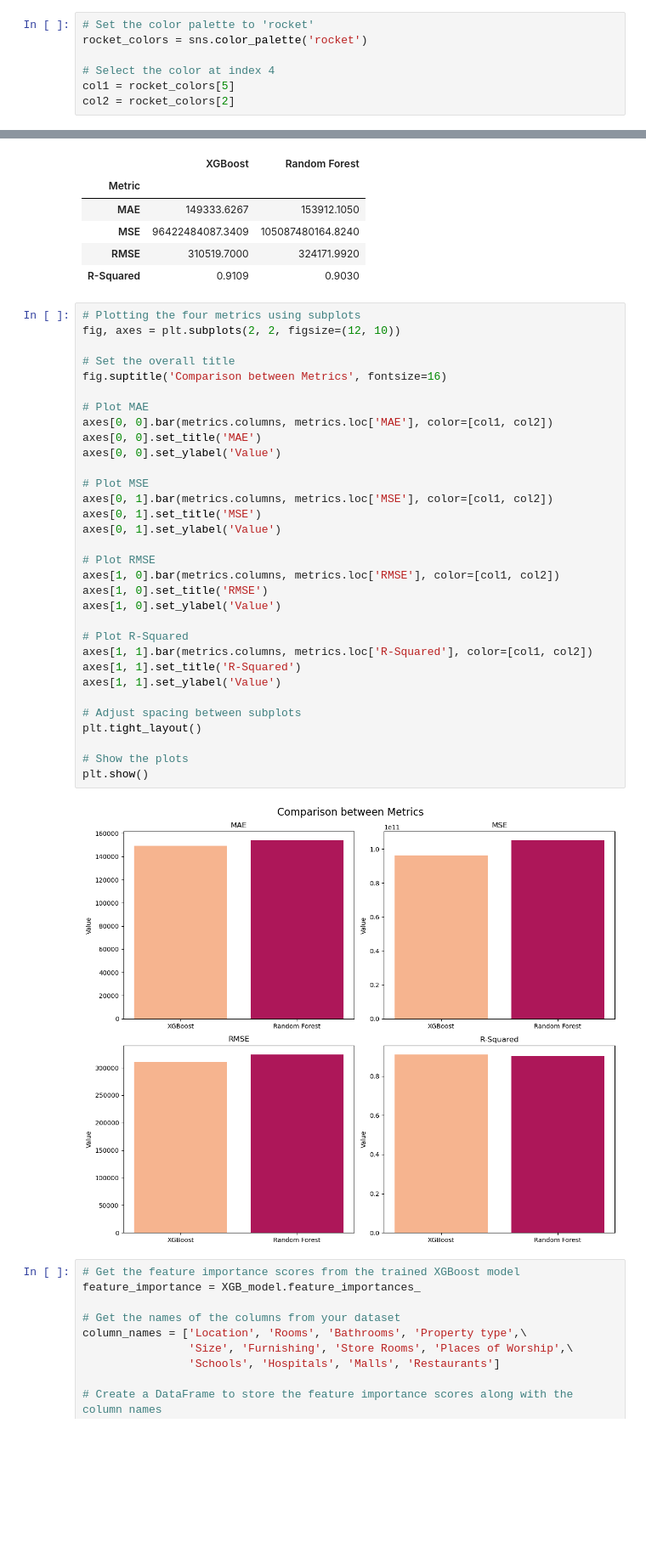
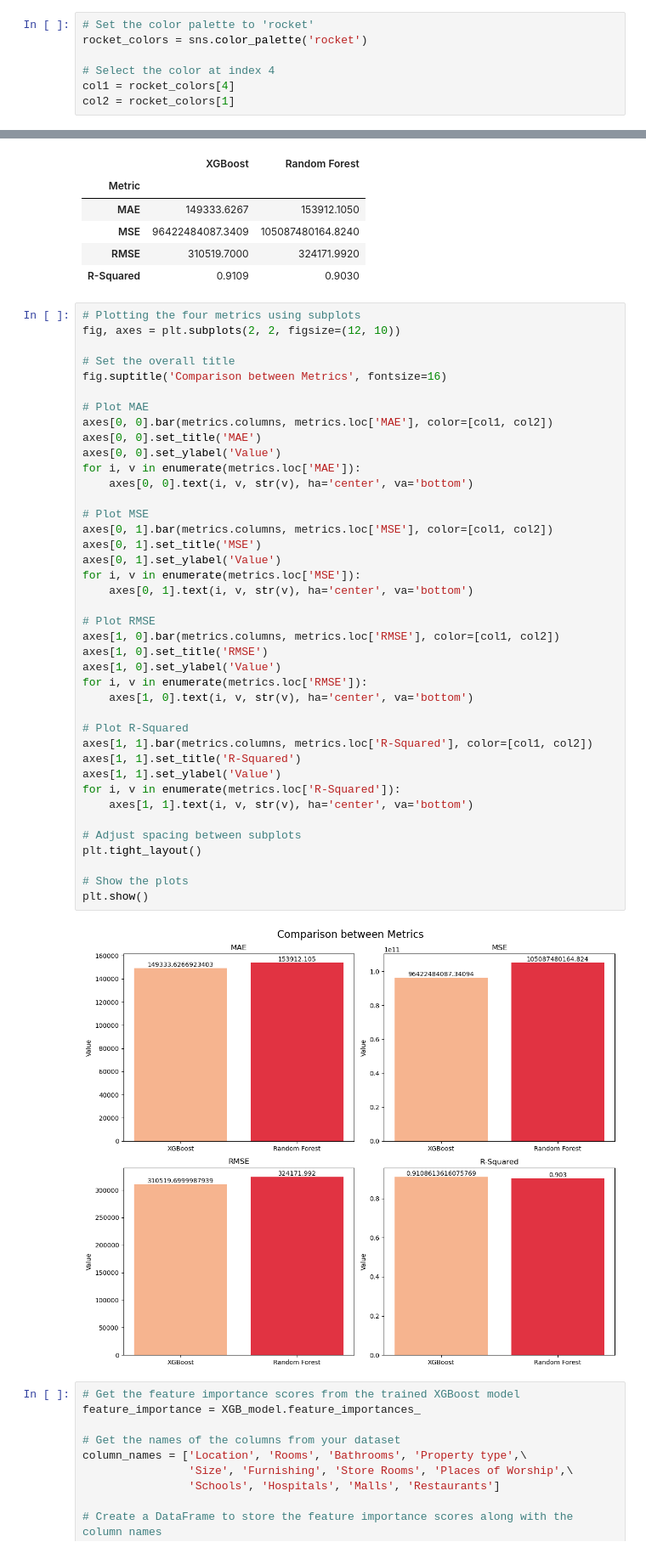
Before and after one commit to GanKaiFeng1999/Capstone_2, a Jupyter notebook: Capstone 2 Modelling.ipynb, the cells around one changed output, grey strips where cells are left out. Shown at 85% size. Saved outputs shown, nothing was run; the diff lists cells and outputs as text; blank space fills up the shorter version.

```diff
--- a/Capstone 2 Modelling.ipynb
+++ b/Capstone 2 Modelling.ipynb
@@ -354,8 +354,8 @@ print(c)
 rocket_colors = sns.color_palette('rocket')
 
 # Select the color at index 4
-col1 = rocket_colors[5]
-col2 = rocket_colors[2]
+col1 = rocket_colors[4]
+col2 = rocket_colors[1]
 # %%
 metrics = pd.merge(XGB_metrics, RF_metrics, on='Metric', how='inner')
 metrics.set_index('Metric', inplace=True)
@@ -373,34 +373,42 @@ fig, axes = plt.subplots(2, 2, figsize=(12, 10))
 
 # Set the overall title
 fig.suptitle('Comparison between Metrics', fontsize=16)
 
 # Plot MAE
 axes[0, 0].bar(metrics.columns, metrics.loc['MAE'], color=[col1, col2])
 axes[0, 0].set_title('MAE')
 axes[0, 0].set_ylabel('Value')
+for i, v in enumerate(metrics.loc['MAE']):
+    axes[0, 0].text(i, v, str(v), ha='center', va='bottom')
 
 # Plot MSE
 axes[0, 1].bar(metrics.columns, metrics.loc['MSE'], color=[col1, col2])
 axes[0, 1].set_title('MSE')
 axes[0, 1].set_ylabel('Value')
+for i, v in enumerate(metrics.loc['MSE']):
+    axes[0, 1].text(i, v, str(v), ha='center', va='bottom')
 
 # Plot RMSE
 axes[1, 0].bar(metrics.columns, metrics.loc['RMSE'], color=[col1, col2])
 axes[1, 0].set_title('RMSE')
 axes[1, 0].set_ylabel('Value')
+for i, v in enumerate(metrics.loc['RMSE']):
+    axes[1, 0].text(i, v, str(v), ha='center', va='bottom')
 
 # Plot R-Squared
 axes[1, 1].bar(metrics.columns, metrics.loc['R-Squared'], color=[col1, col2])
 axes[1, 1].set_title('R-Squared')
 axes[1, 1].set_ylabel('Value')
+for i, v in enumerate(metrics.loc['R-Squared']):
+    axes[1, 1].text(i, v, str(v), ha='center', va='bottom')
 
 # Adjust spacing between subplots
 plt.tight_layout()
 
 # Show the plots
 plt.show()
 # %% [output]
-[figure, old version]
+[figure, new version]
 # %%
 # Get the feature importance scores from the trained XGBoost model
 feature_importance = XGB_model.feature_importances_
```
